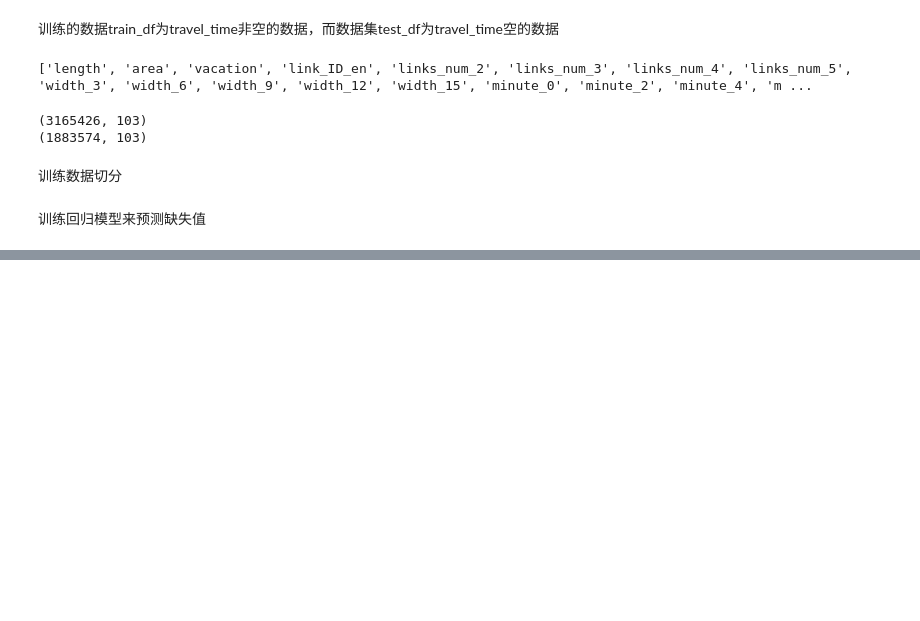
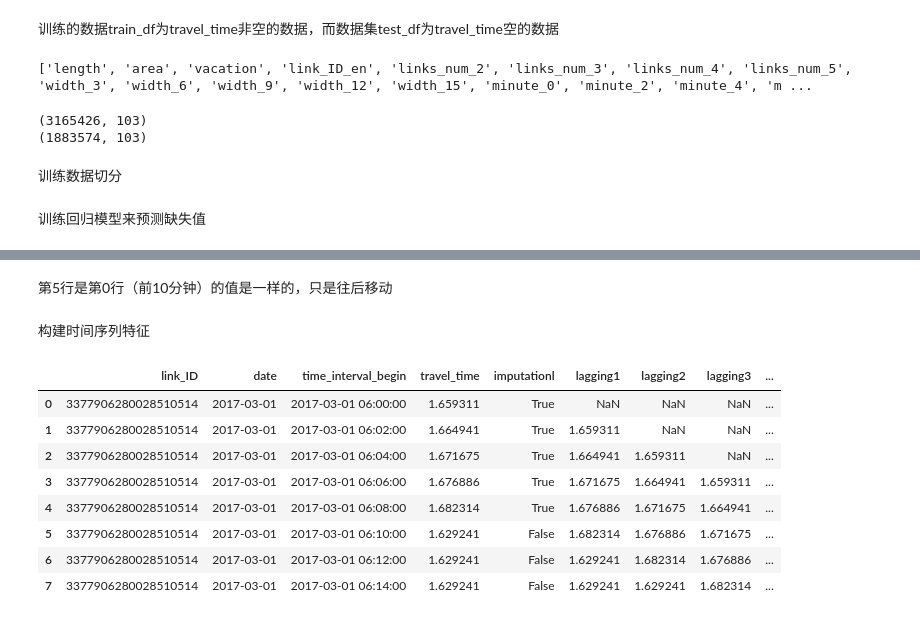
Before and after one commit to ben1234560/AiLearning-Theory-Applying, a Jupyter notebook: 机器学习竞赛实战_优胜解决方案/智慧城市-道路通行时间预测/道路通行时间预测.ipynb, the cells around one changed output, grey strips where cells are left out. Cells and saved outputs as stored; diff of their text form; code cells hidden in the pictures; blank space fills up the shorter version.

```diff
--- a/机器学习竞赛实战_优胜解决方案/智慧城市-道路通行时间预测/道路通行时间预测.ipynb
+++ b/机器学习竞赛实战_优胜解决方案/智慧城市-道路通行时间预测/道路通行时间预测.ipynb
@@ -456,0 +599,4 @@ regressor = xgb.XGBRegressor()
+# %%
+df2 = pd.merge(df,df1[['link_ID','time_interval_begin','lagging'+str(5)]],
+              on=['link_ID','time_interval_begin'],how='left')
+df2.head(8)
@@ -456,0 +613,30 @@ regressor = xgb.XGBRegressor()
+# %% [markdown]
+第5行是第0行（前10分钟）的值是一样的，只是往后移动
+# %%
+def create_lagging(df, df_original, i):
+    df1 = df_original.copy()
+    df1['time_interval_begin'] = df1['time_interval_begin']+pd.DateOffset(minutes=i*2)
+    df1 = df1.rename(columns={'travel_time':'lagging'+str(i)})
+    df2 = pd.merge(df,df1[['link_ID','time_interval_begin','lagging'+str(i)]],
+              on=['link_ID','time_interval_begin'],how='left')
+    return df2
+# %%
+df1 = create_lagging(df, df, 1)
+# %% [markdown]
+构建时间序列特征
+# %%
+lagging = 5
+for i in range(2,lagging+1):
+    df1 = create_lagging(df1,df,i)
+# %%
+df1.head(8)
+# %% [output]
+|  | link_ID | date | time_interval_begin | travel_time | imputationl | lagging1 | lagging2 | lagging3 | ... |
+| 0 | 3377906280028510514 | 2017-03-01 | 2017-03-01 06:00:00 | 1.659311 | True | NaN | NaN | NaN | ... |
+| 1 | 3377906280028510514 | 2017-03-01 | 2017-03-01 06:02:00 | 1.664941 | True | 1.659311 | NaN | NaN | ... |
+| 2 | 3377906280028510514 | 2017-03-01 | 2017-03-01 06:04:00 | 1.671675 | True | 1.664941 | 1.659311 | NaN | ... |
+| 3 | 3377906280028510514 | 2017-03-01 | 2017-03-01 06:06:00 | 1.676886 | True | 1.671675 | 1.664941 | 1.659311 | ... |
+| 4 | 3377906280028510514 | 2017-03-01 | 2017-03-01 06:08:00 | 1.682314 | True | 1.676886 | 1.671675 | 1.664941 | ... |
+| 5 | 3377906280028510514 | 2017-03-01 | 2017-03-01 06:10:00 | 1.629241 | False | 1.682314 | 1.676886 | 1.671675 | ... |
+| 6 | 3377906280028510514 | 2017-03-01 | 2017-03-01 06:12:00 | 1.629241 | False | 1.629241 | 1.682314 | 1.676886 | ... |
+| 7 | 3377906280028510514 | 2017-03-01 | 2017-03-01 06:14:00 | 1.629241 | False | 1.629241 | 1.629241 | 1.682314 | ... |
```
Also changed, not shown: parts of 32 cells of this notebook.
